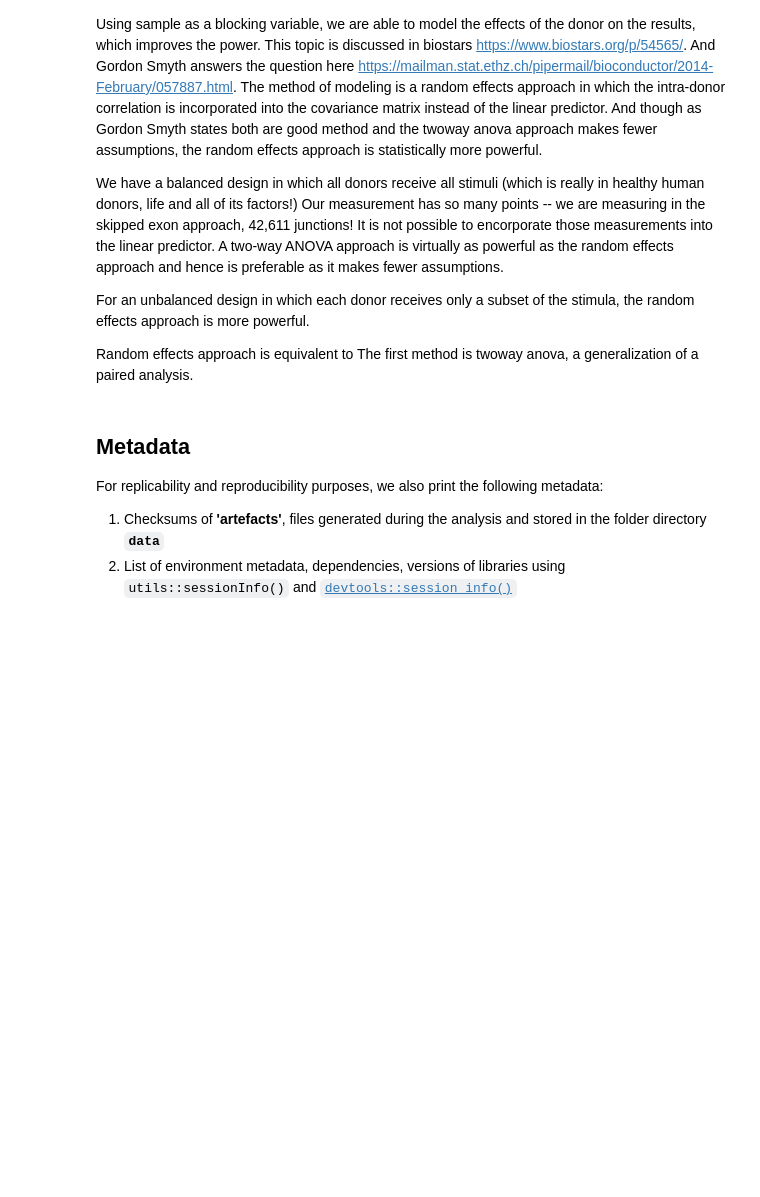
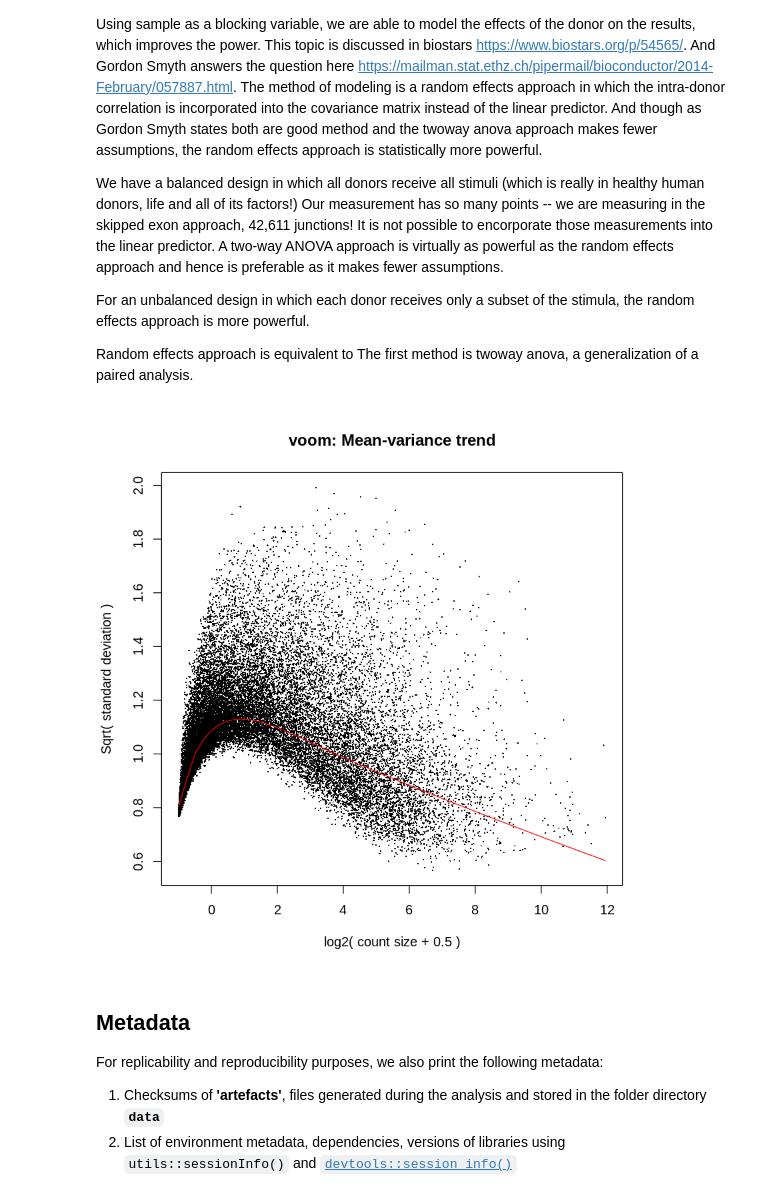
Before and after one commit to TheJacksonLaboratory/sbas, a Jupyter notebook: jupyter/AllTissueAllSplicingJunctionAnalysis.ipynb, the cells around one changed output. Saved outputs shown, nothing was run; the diff lists cells and outputs as text; code cells hidden in the pictures; blank space fills up the shorter version.

```diff
--- a/jupyter/AllTissueAllSplicingJunctionAnalysis.ipynb
+++ b/jupyter/AllTissueAllSplicingJunctionAnalysis.ipynb
@@ -631,18 +648,18 @@ tissue_reduction <- tissue_reduction[tissue_reduction$include==1,]
 
 # reduced the expressionSet object to only those tissues we wish to keep
 # create a matching tissue name to go with the expressionSet phenotype object
-metadata_pData2$tissue <- factor(snakecase::to_snake_case(as.character(metadata_pData2$SMTSD)))
+metadata_pData3$tissue <- factor(snakecase::to_snake_case(as.character(metadata_pData3$SMTSD)))
 tissue_reduction$SMTSD <- factor(snakecase::to_snake_case(as.character(tissue_reduction$SMTSD)))
 
-length(levels(metadata_pData2$tissue))
+length(levels(metadata_pData3$tissue))
 length(levels(tissue_reduction$SMTSD))
 
-tissue_names_keep <- metadata_pData2$tissue %in% tissue_reduction$SMTSD
+tissue_names_keep <- metadata_pData3$tissue %in% tissue_reduction$SMTSD
 table(tissue_names_keep)
 length(tissue_names_keep)
-dim(metadata_pData2)
+dim(metadata_pData3)
 
-reduced_metadata_pData<-metadata_pData2[tissue_names_keep==TRUE,]
+reduced_metadata_pData<-metadata_pData3[tissue_names_keep==TRUE,]
 dim(reduced_metadata_pData)
 
 reduced_metadata_pData$tissue <- factor(reduced_metadata_pData$tissue)
@@ -903,7 +920,7 @@ For an unbalanced design in which each donor receives only a subset of the stimu
 
 Random effects approach is equivalent to The first method is twoway anova, a generalization of a paired analysis.
 # %%
-print_exploratory_plots <- function (plot, tissue_of_interest, splice_type, fromGTF, tissue_list, ijc, sjc, metadata ) {
+#print_exploratory_plots <- function (plot, tissue_of_interest, splice_type, fromGTF, tissue_list, ijc, sjc, metadata ) {
 
     fromGTF           <- fromGTF
     tissue_true       <- tissue_list == tissue_of_interest
@@ -981,7 +998,7 @@ print_exploratory_plots <- function (plot, tissue_of_interest, splice_type, from
 
     length(sjc_sex_results_refined)
    # print these exploratory plots for ijc and sjc alone
-    Gender <- substring(sex,1,1)
+    Gender <- substring(sex2,1,1)
     filename <- paste0(paste0(paste0("../pdf/", splice_type),
                                      snakecase::to_snake_case(tissue_of_interest)),"-ijc-MDSplot-100.pdf")
     pdf (filename)
@@ -1070,6 +1087,7 @@ print_exploratory_plots <- function (plot, tissue_of_interest, splice_type, from
 
     as_matrix <- cbind(ijc.dm,sjc.dm)
     sex3      <- c(rep(sex2,2))
+    head(sex2)
     as_event  <- c(rep("ijc",dim(ijc.dm)[2]), rep("sjc", dim(sjc.dm)[2]))
     as_event  <- factor(as_event, levels=c("ijc", "sjc"))
 
@@ -1093,7 +1111,8 @@ print_exploratory_plots <- function (plot, tissue_of_interest, splice_type, from
     dup_cor$consensus.correlation
     y_dup_voom <- voom (y, design=design, plot = plot, block = donor, correlation = dup_cor$consensus.correlation)
 
-    # print the combined exploratory plot
+    Gender <- substring(sex3,1,1)
+     # print the combined exploratory plot
     filename <- paste0(paste0(paste0("../pdf/", splice_type),
                               snakecase::to_snake_case(tissue_of_interest)),"-y-ijc-MDSplot-100.pdf")
     pdf (filename)
@@ -1225,7 +1244,7 @@ print_exploratory_plots <- function (plot, tissue_of_interest, splice_type, from
     write.table(ijc_sex_refined_geneSymbols,      file = ijc_sex_refined_genesFilename      , row.names = F, col.names = F, quote = F, sep = ",")
 
     return(0)
-}
+#}
 # %%
 # tissue_index -- enables this to run as a NextFlow notebook
 # devtools::install_github("ropensci/piggyback@87f71e8", upgrade="never")
@@ -1234,7 +1253,7 @@ print_exploratory_plots <- function (plot, tissue_of_interest, splice_type, from
 splice_list       = c("a3ss_","a5ss_","mxe_","ri_","se_")
 
 tissue_index <- 17
-splice_index <- 1
+splice_index <- 5
 
 tissue_list_m_f     = levels(reduced_metadata_pData$tissue)
 tissue_of_interest  = tissue_list_m_f[tissue_index]
@@ -1328,6 +1347,30 @@ for (tissue_index in 1:length(tissue_list_m_f)) {
 #                         sjc,
 #                         metadata)
 }
+# %%
+#     se
+    splice_list       = c("a3ss_","a5ss_","mxe_","ri_","se_")
+    tissue_list_m_f     = levels(reduced_metadata_pData$tissue)
+    splice_index        = 5
+    tissue_index        = 17
+    plot                = TRUE
+    splice_type         = splice_list    [splice_index]
+    tissue_of_interest  = tissue_list_m_f[tissue_index]
+    fromGTF             = se_fromGTF_no_chrY
+    metadata            = reduced_metadata_pData
+    ijc                 = se_jc_ijc_no_chrY
+    sjc                 = se_jc_sjc_no_chrY
+    tissue_list         = tissue_list_m_f
+    print_exploratory_plots (plot,
+                         tissue_of_interest,
+                         splice_type,
+                         fromGTF,
+                         tissue_list_m_f,
+                         ijc,
+                         sjc,
+                         metadata)
+# %% [output]
+[figure, added]
 # %% [markdown]
 ## Metadata
 
```
Also changed, not shown: parts of 4 cells of this notebook, 2 other files.
